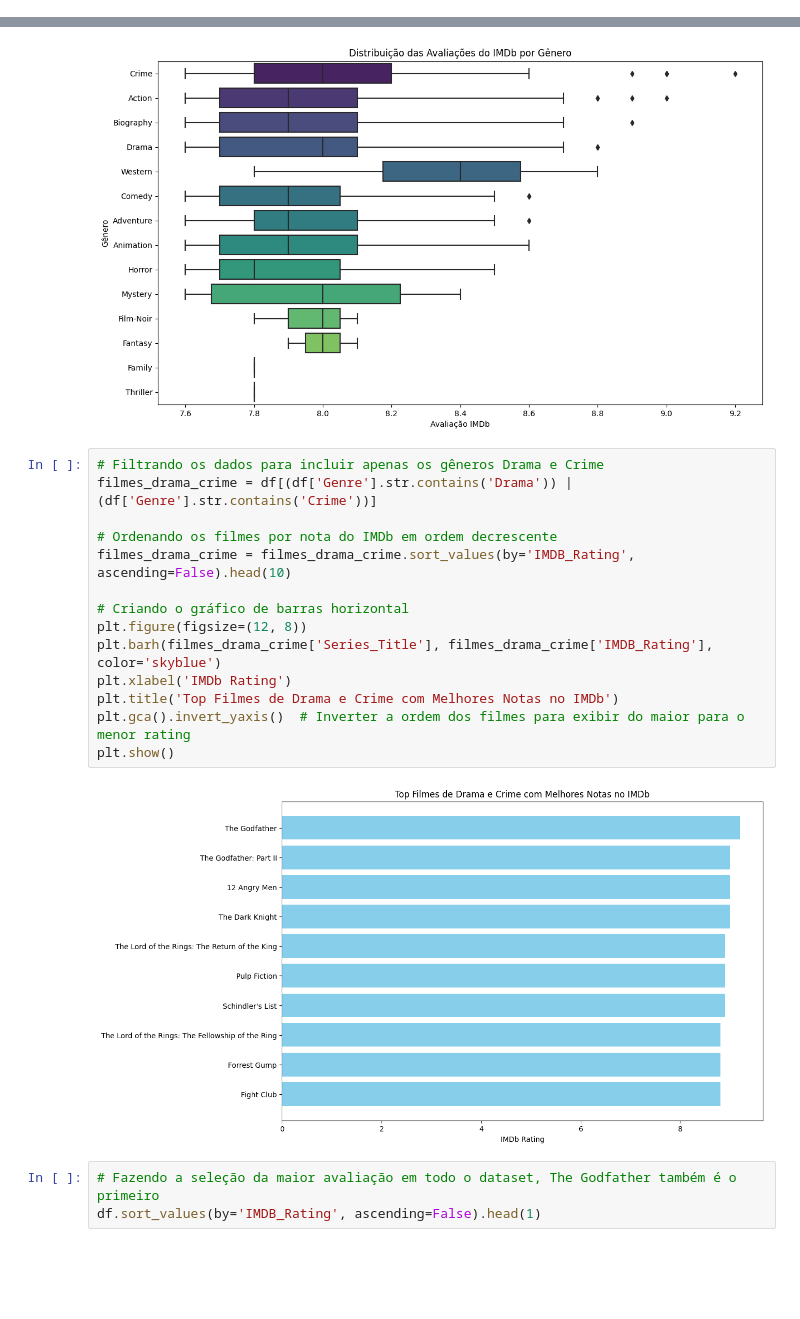
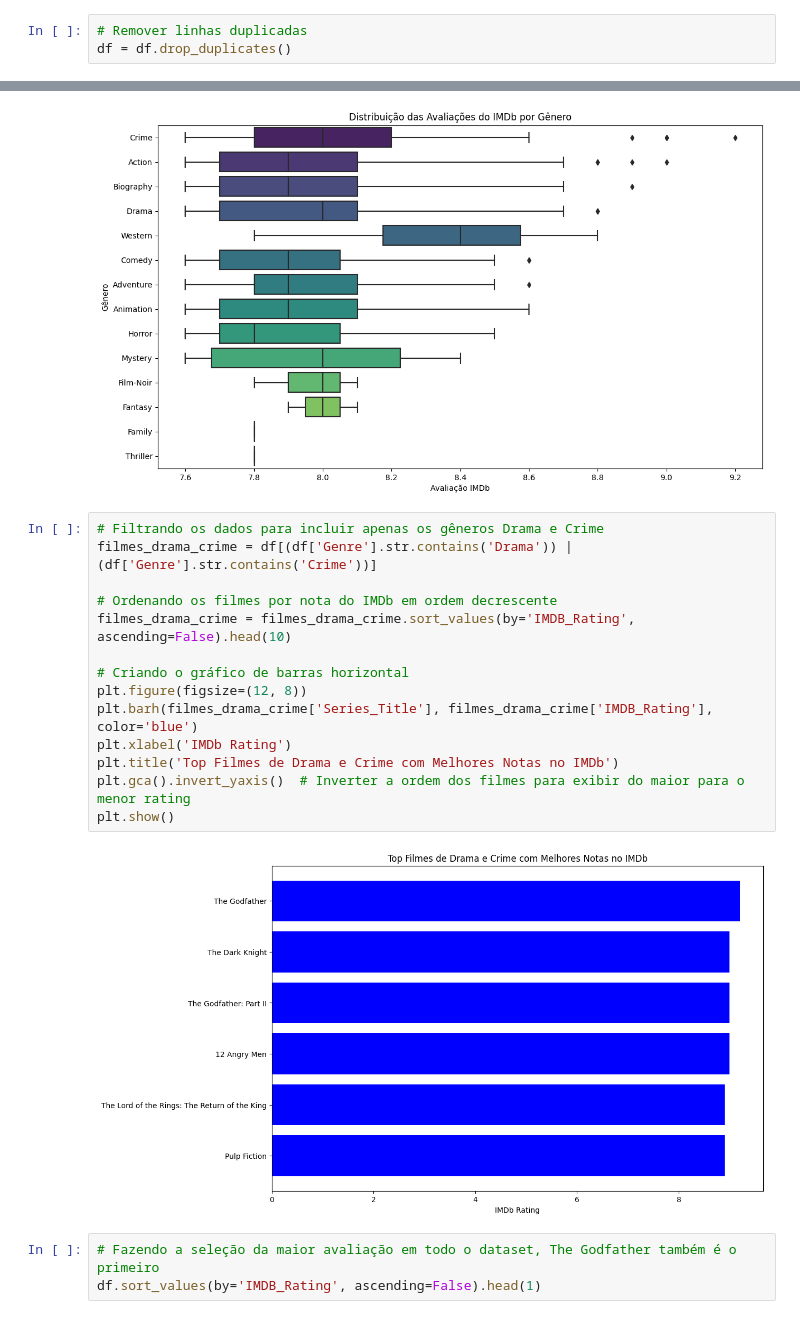
Before and after one commit to Ruann-01/LH_CD_RUANN_CAMPOS_DE_CASTRO_FARRAPO, a Jupyter notebook: Notebook_EDA.ipynb, the cells around one changed output, grey strips where cells are left out. Cells and saved outputs as stored; diff of their text form; blank space fills up the shorter version.

```diff
--- a/Notebook_EDA.ipynb
+++ b/Notebook_EDA.ipynb
@@ -52,3 +52,6 @@ memory usage: 124.9+ KB
+# %%
+# Remover linhas duplicadas
+df = df.drop_duplicates()
 # %%
 # Converter colunas para o tipo numérico quando apropriado
 df['Released_Year'] = pd.to_numeric(df['Released_Year'], errors='coerce')
@@ -261,19 +465,19 @@ plt.show()
 # %%
 # Filtrando os dados para incluir apenas os gêneros Drama e Crime
 filmes_drama_crime = df[(df['Genre'].str.contains('Drama')) | (df['Genre'].str.contains('Crime'))]
 
 # Ordenando os filmes por nota do IMDb em ordem decrescente
 filmes_drama_crime = filmes_drama_crime.sort_values(by='IMDB_Rating', ascending=False).head(10)
 
 # Criando o gráfico de barras horizontal
 plt.figure(figsize=(12, 8))
-plt.barh(filmes_drama_crime['Series_Title'], filmes_drama_crime['IMDB_Rating'], color='skyblue')
+plt.barh(filmes_drama_crime['Series_Title'], filmes_drama_crime['IMDB_Rating'], color='blue')
 plt.xlabel('IMDb Rating')
 plt.title('Top Filmes de Drama e Crime com Melhores Notas no IMDb')
 plt.gca().invert_yaxis()  # Inverter a ordem dos filmes para exibir do maior para o menor rating
 plt.show()
 # %% [output]
-[figure, old version]
+[figure, new version]
 # %%
 # Fazendo a seleção da maior avaliação em todo o dataset, The Godfather também é o primeiro
 df.sort_values(by='IMDB_Rating', ascending=False).head(1)
```
Also changed, not shown: parts of 22 cells of this notebook, 1 other file.
